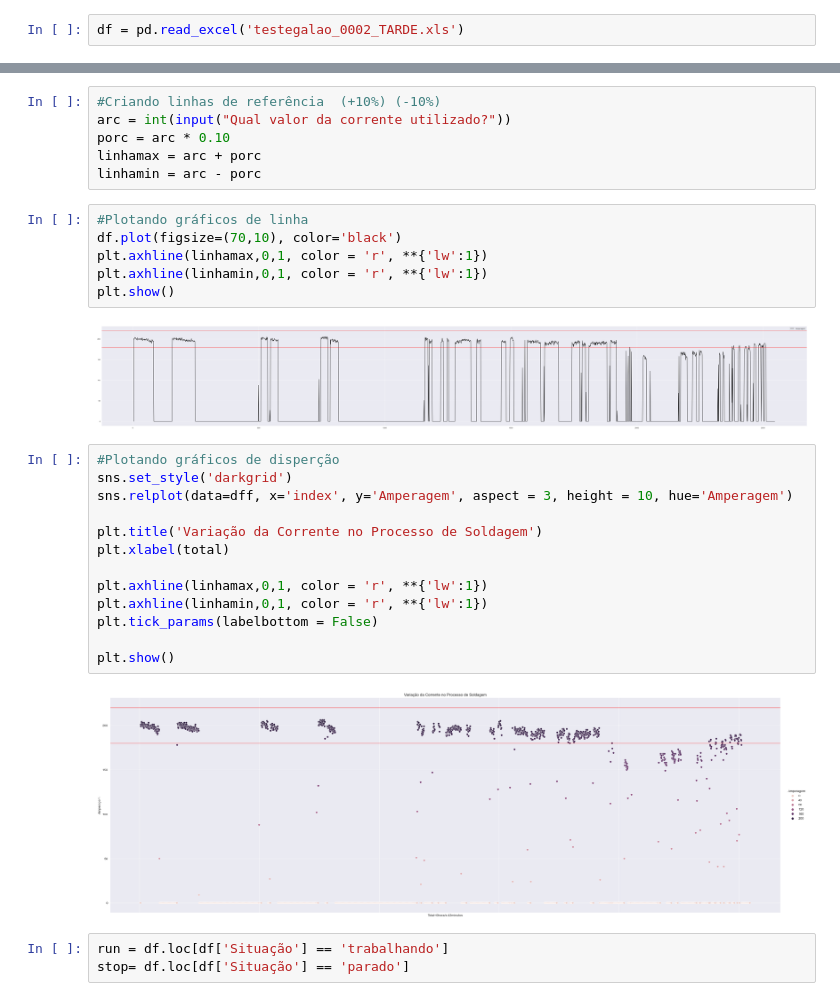
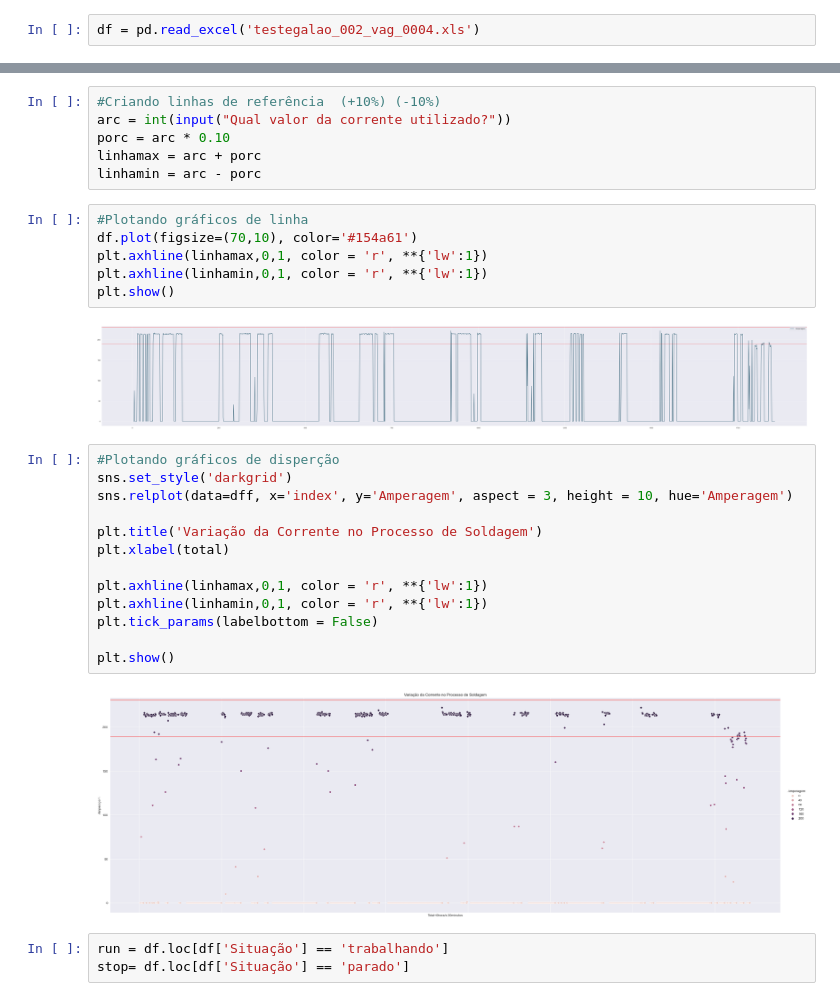
Before and after one commit to Pedrohprado/teste_frame_prometeus, a Jupyter notebook: dfFrame.ipynb, the cells around one changed output, grey strips where cells are left out. Saved outputs shown, nothing was run; the diff lists cells and outputs as text.

```diff
--- a/dfFrame.ipynb
+++ b/dfFrame.ipynb
@@ -4,7 +4,7 @@ import matplotlib.pyplot as plt
 import numpy as np
 import seaborn as sns
 # %%
-df = pd.read_excel('testegalao_0002_TARDE.xls')
+df = pd.read_excel('testegalao_002_vag_0004.xls')
 # %%
 df.head()
 # %% [output]
@@ -53,12 +53,12 @@ linhamax = arc + porc
 linhamin = arc - porc
 # %%
 #Plotando gráficos de linha
-df.plot(figsize=(70,10), color='black')
+df.plot(figsize=(70,10), color='#154a61')
 plt.axhline(linhamax,0,1, color = 'r', **{'lw':1})
 plt.axhline(linhamin,0,1, color = 'r', **{'lw':1})
 plt.show()
 # %% [output]
-[figure, old version]
+[figure, new version]
 # %%
 #Plotando gráficos de disperção
 sns.set_style('darkgrid')
@@ -73,7 +73,7 @@ plt.tick_params(labelbottom = False)
 
 plt.show()
 # %% [output]
-[figure, old version]
+[figure, new version]
 # %%
 run = df.loc[df['Situação'] == 'trabalhando']
 stop= df.loc[df['Situação'] == 'parado']
```
Also changed, not shown: parts of 6 cells of this notebook, 8 other files.
